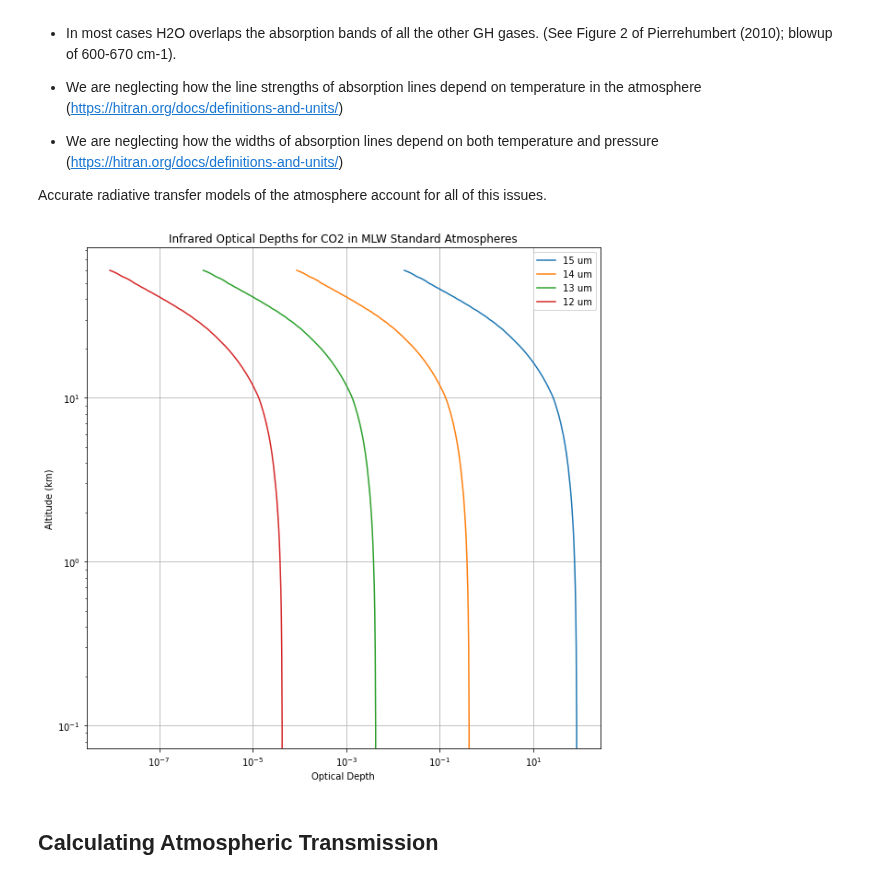
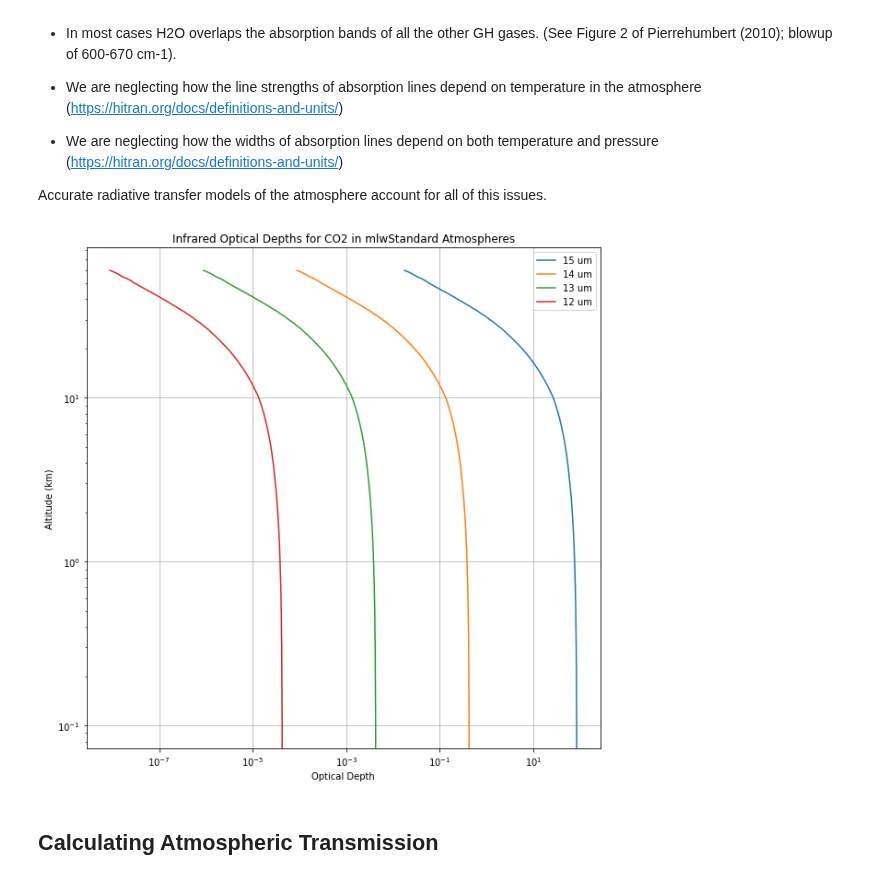
Before and after one commit to vonw/CE401, a Jupyter notebook: _build/jupyter_execute/chapter4/InfraredAbsorptionByTheAtmosphere.ipynb, the cells around one changed output. Cells and saved outputs as stored; diff of their text form; code cells hidden in the pictures.

```diff
--- a/_build/jupyter_execute/chapter4/InfraredAbsorptionByTheAtmosphere.ipynb
+++ b/_build/jupyter_execute/chapter4/InfraredAbsorptionByTheAtmosphere.ipynb
@@ -102 +114,19 @@ saw = saw.reindex(np.arange(0,60001,100)).interpolate(method='linear')
+# %%
+# Change this variable to choose the model atmosphere
+# !! NOTE that the single quotation marks are important !!
+
+stdatm_name = 'mlw'
+
+if 'trp' in stdatm_name:
+    stdatm = trp
+elif 'mls' in stdatm_name:
+    stdatm = mls
+elif 'mlw' in stdatm_name:
+    stdatm = mlw
+elif 'sas' in stdatm_name:
+    stdatm = sas
+elif 'saw' in stdatm_name:
+    stdatm = saw
+else:
+    print("ERROR: This standard atmosphere is NOT RECOGNIZED. Try setting stdatm_name again!!")
 # %% [markdown]
@@ -225,28 +258,28 @@ Ka_14 = 10
 Ka_13 = 0.1
 Ka_12 = 0.001
 
-rhoCO2 = mlw.airDensity[:-1] * mlw.co2[:-1]/1e6     # Convert from ppmv to percent fraction
-dz   = np.diff(mlw.altitude) * 1000                 # Calculate the height of each layer by differencing levels; meters
+rhoCO2 = stdatm.airDensity[:-1] * stdatm.co2[:-1]/1e6     # Convert from ppmv to percent fraction
+dz   = np.diff(stdatm.altitude) * 1000                 # Calculate the height of each layer by differencing levels; meters
 
 # Calculate and plot the optical depth at 14.6 um for CO2 for the MLW Standard Atmosphere.
-mlw['od_15'] = Ka_15 * rhoCO2 * dz
-mlw['od_14'] = Ka_14 * rhoCO2 * dz
-mlw['od_13'] = Ka_13 * rhoCO2 * dz
-mlw['od_12'] = Ka_12 * rhoCO2 * dz
+stdatm['od_15'] = Ka_15 * rhoCO2 * dz
+stdatm['od_14'] = Ka_14 * rhoCO2 * dz
+stdatm['od_13'] = Ka_13 * rhoCO2 * dz
+stdatm['od_12'] = Ka_12 * rhoCO2 * dz
 # %%
 fig, ax = plt.subplots(figsize=(10,10))
 
-mlw.plot(ax=ax, x='od_15', y='altitude', logx=True, logy=True)
-mlw.plot(ax=ax, x='od_14', y='altitude', logx=True, logy=True)
-mlw.plot(ax=ax, x='od_13', y='altitude', logx=True, logy=True)
-mlw.plot(ax=ax, x='od_12', y='altitude', logx=True, logy=True)
+stdatm.plot(ax=ax, x='od_15', y='altitude', logx=True, logy=True)
+stdatm.plot(ax=ax, x='od_14', y='altitude', logx=True, logy=True)
+stdatm.plot(ax=ax, x='od_13', y='altitude', logx=True, logy=True)
+stdatm.plot(ax=ax, x='od_12', y='altitude', logx=True, logy=True)
 ax.grid()
 ax.set_xlabel('Optical Depth');
 ax.set_ylabel('Altitude (km)');
-ax.set_title('Infrared Optical Depths for CO2 in MLW Standard Atmospheres');
+ax.set_title('Infrared Optical Depths for CO2 in ' + stdatm_name + 'Standard Atmospheres');
 ax.legend(['15 um','14 um','13 um','12 um']);
 # %% [output]
-[figure, old version]
+[figure, new version]
 # %% [markdown]
 ## Calculating Atmospheric Transmission
 # %% [markdown]
```
Also changed, not shown: parts of 12 cells of this notebook, 36 other files.
